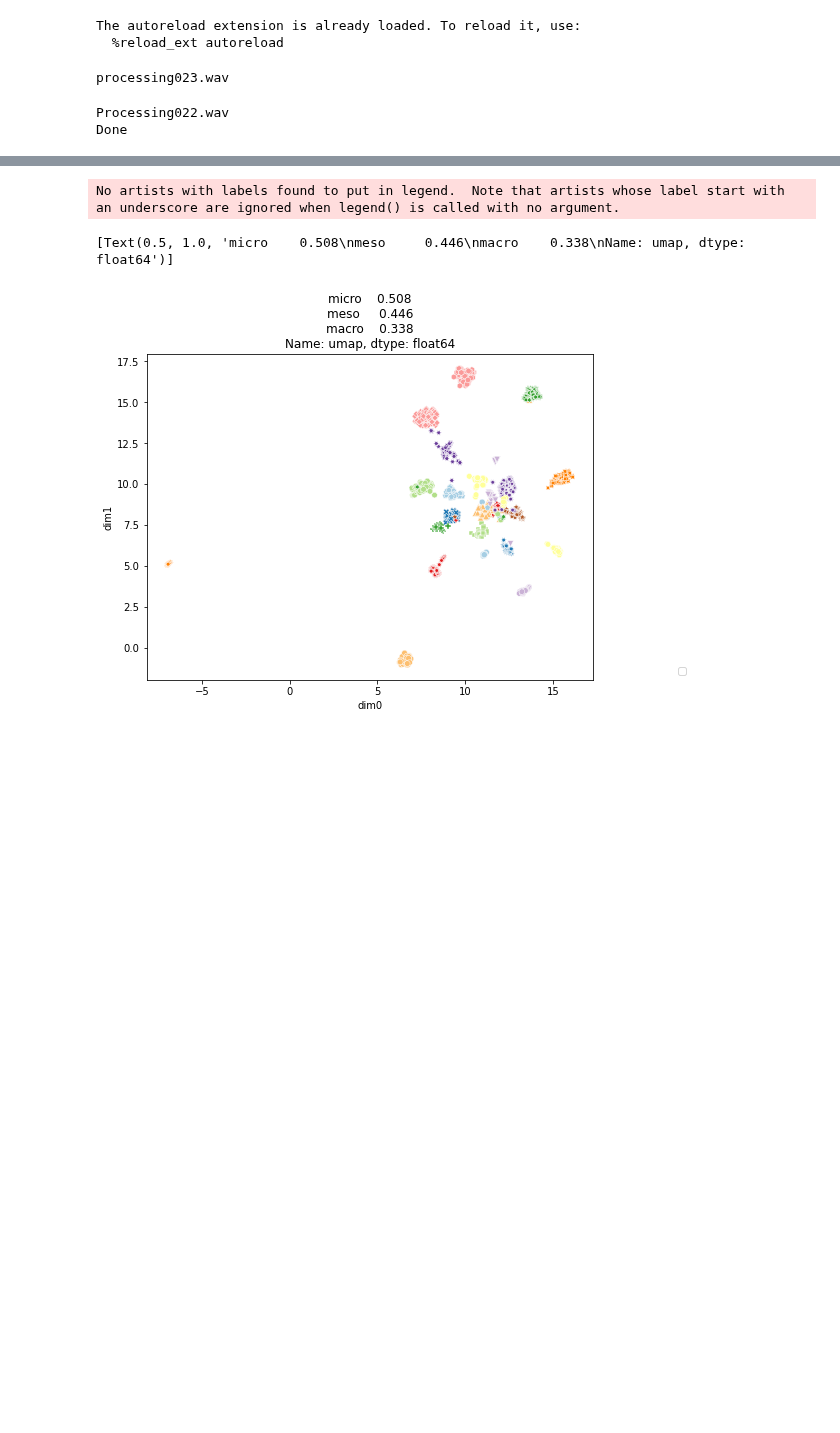
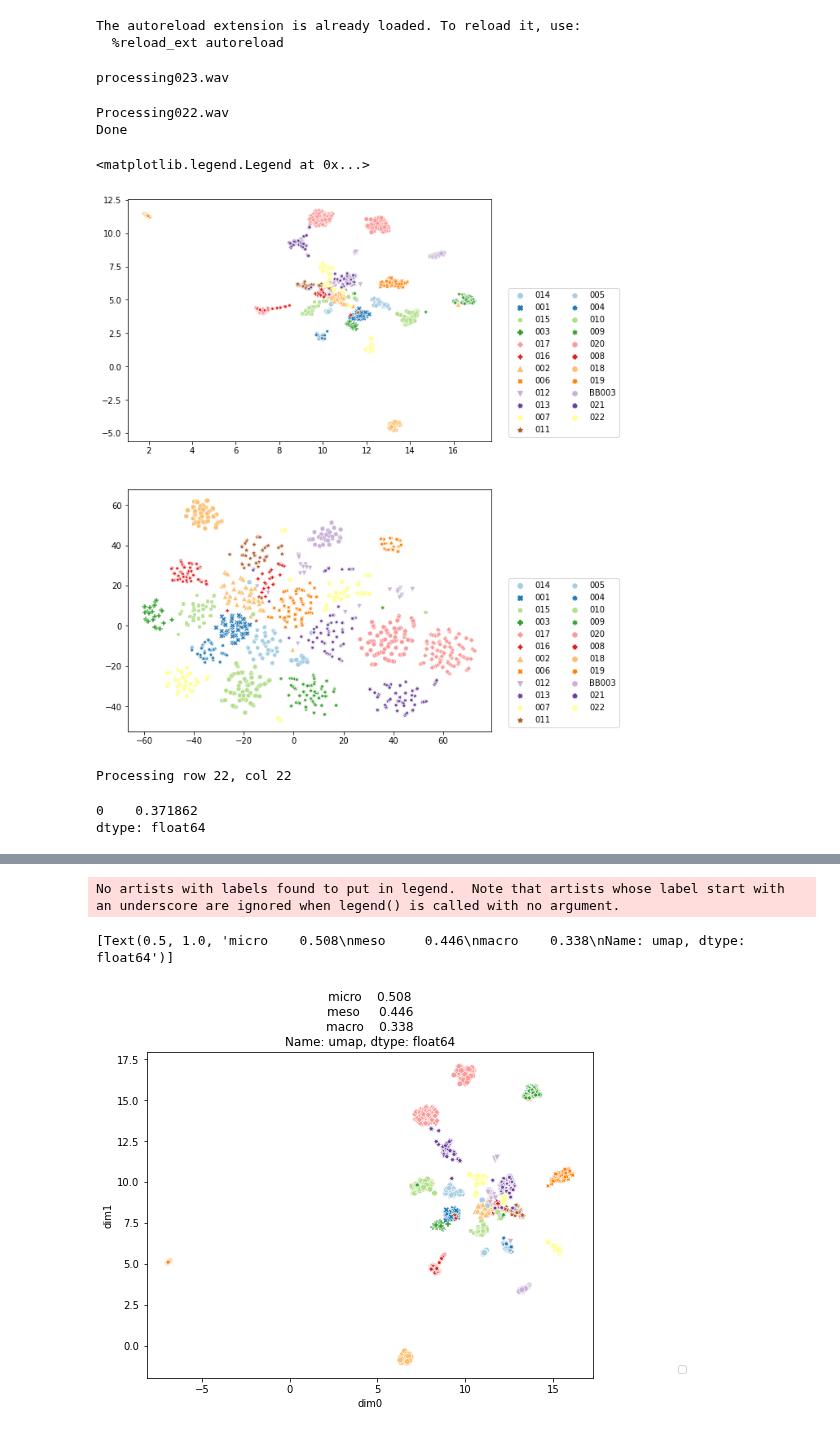
Before and after one commit to Rahul-Brito/infantvoice, a Jupyter notebook: scripts/Sohye Notebook.ipynb, the cells around one changed output, grey strips where cells are left out. Saved outputs shown, nothing was run; the diff lists cells and outputs as text; code cells hidden in the pictures; blank space fills up the shorter version.

Commit message:
trying to debug tsne vs umap with the identical inputs, playing aroudn with with parameters

```diff
--- a/scripts/Sohye Notebook.ipynb
+++ b/scripts/Sohye Notebook.ipynb
@@ -92,3 +92,30 @@ for f in files:
 scaler = StandardScaler()
 emb = pd.DataFrame(scaler.fit_transform(emb_unscaled.drop(columns='part_id')))
 emb['part_id'] = emb_unscaled.part_id.astype('string').to_numpy()
+# %%
+from sklearn.manifold import TSNE
+import umap
+
+X= emb.drop(columns=['part_id', 'f0'])
+
+tsne = TSNE(n_components=2, init = 'pca', random_state=20)
+umap = umap.UMAP(n_components=2)
+
+Xtsne = tsne.fit_transform(X)
+Xumap = umap.fit_transform(X)
+# %%
+##plot 2 dimensions from each dimension reduction
+fig, (ax1,ax2) = plt.subplots(2,figsize=(8,12))
+#fig, (ax1, ax2) = plt.subplots(ncols=2, figsize=(16,6))
+
+
+clust_plt_umap = sns.scatterplot(x=Xumap[:,0], y=Xumap[:,1], ax=ax1, palette="Paired", hue=emb.part_id, style=emb.part_id)
+ax1.legend(loc="lower center",bbox_to_anchor=(1.2,  0), ncol=2)
+#clust_plt_umap.set(title = str(dist.umap))
+
+clust_plt_tsne = sns.scatterplot(x=Xtsne[:,0], y=Xtsne[:,1], ax=ax2, palette="Paired", hue=emb.part_id, style=emb.part_id)
+ax2.legend(loc="lower center",bbox_to_anchor=(1.2,  0), ncol=2)
+#clust_plt_tsne.set(title = str(dist[dist.index=='tsne']))
+# %% [output]
+<matplotlib.legend.Legend at 0x...>
+[figure, added]
@@ -94,0 +127,13 @@ emb['part_id'] = emb_unscaled.part_id.astype('string').to_numpy()
+# %%
+d_umap = dm.hausdorff_distances(Xumap)
+d_tsne = dm.hausdorff_distances(Xtsne)
+# %% [output]
+Processing row 22, col 22
+# %%
+d_umap_flat = pd.DataFrame(d_umap.to_numpy().flatten()).dropna()
+d_tsne_flat = pd.DataFrame(d_tsne.to_numpy().flatten()).dropna()
+
+d_umap_flat.corrwith(d_tsne_flat)
+# %% [output]
+0    0.371862
+dtype: float64
```
Also changed, not shown: parts of 3 cells of this notebook.
